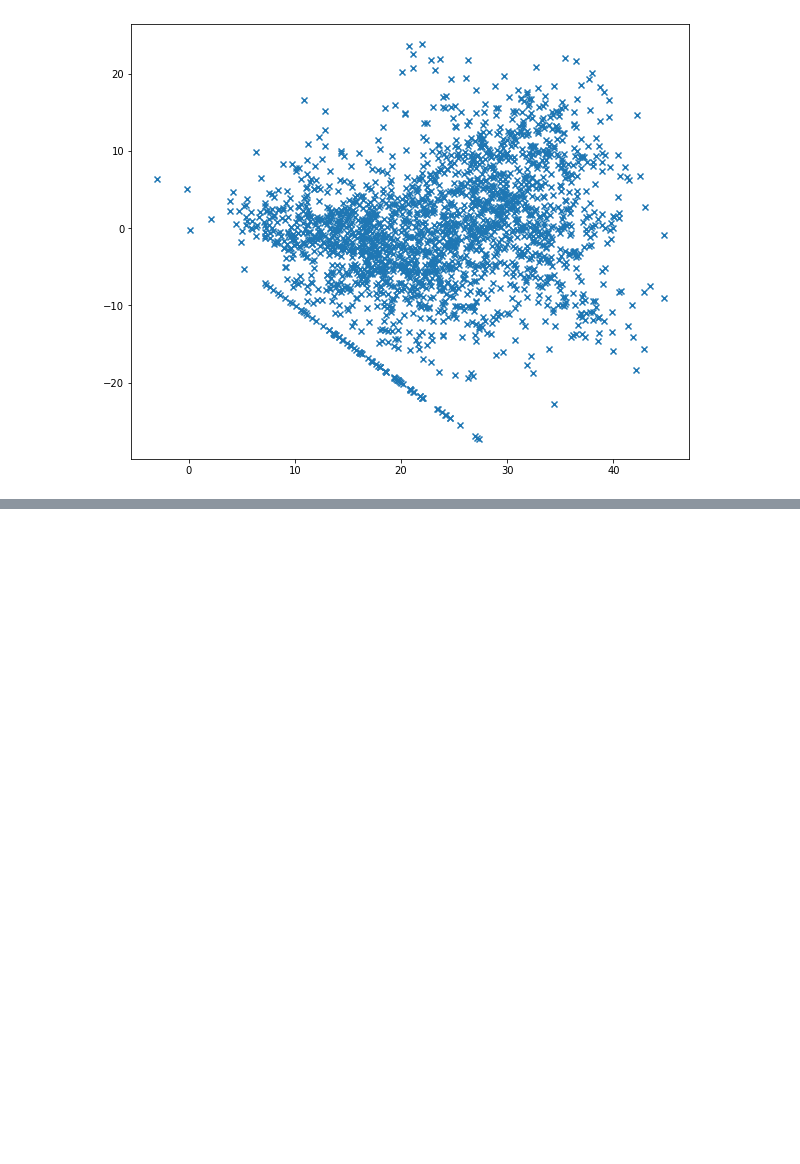
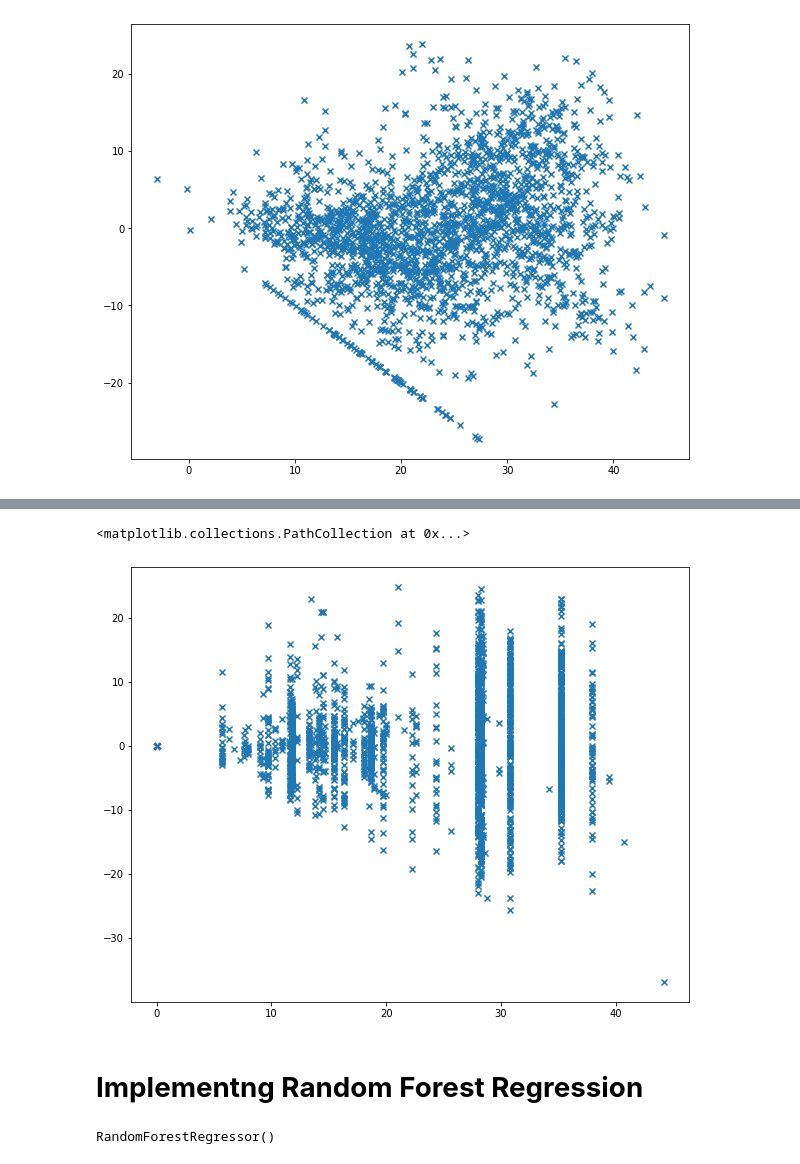
Before and after one commit to AnkitWalde/Bike-Sharing-Demand-Prediction, a Jupyter notebook: Bike_Sharing_Demand_Prediction_Capstone_Project_ipynb_Capstone_Project.ipynb, the cells around one changed output, grey strips where cells are left out. Saved outputs shown, nothing was run; the diff lists cells and outputs as text; code cells hidden in the pictures; blank space fills up the shorter version.

```diff
--- a/Bike_Sharing_Demand_Prediction_Capstone_Project_ipynb_Capstone_Project.ipynb
+++ b/Bike_Sharing_Demand_Prediction_Capstone_Project_ipynb_Capstone_Project.ipynb
@@ -1069,0 +1171,9 @@ plt.scatter((y_pred_test_en),(y_test)-(y_pred_test_en),marker='x')
+# %%
+#Checking Heteroscadacity
+plt.figure(figsize=(10,8))
+plt.scatter((y_pred_test_d),(y_test)-(y_pred_test_d),marker='x')
+# %% [output]
+<matplotlib.collections.PathCollection at 0x...>
+[figure, added]
+# %% [markdown]
+# **Implementng Random Forest Regression**
@@ -1069,0 +1183,4 @@ plt.scatter((y_pred_test_en),(y_test)-(y_pred_test_en),marker='x')
+# %%
+rf_model.fit(X_train, y_train)
+# %% [output]
+RandomForestRegressor()
```
Also changed, not shown: parts of 60 cells of this notebook.
